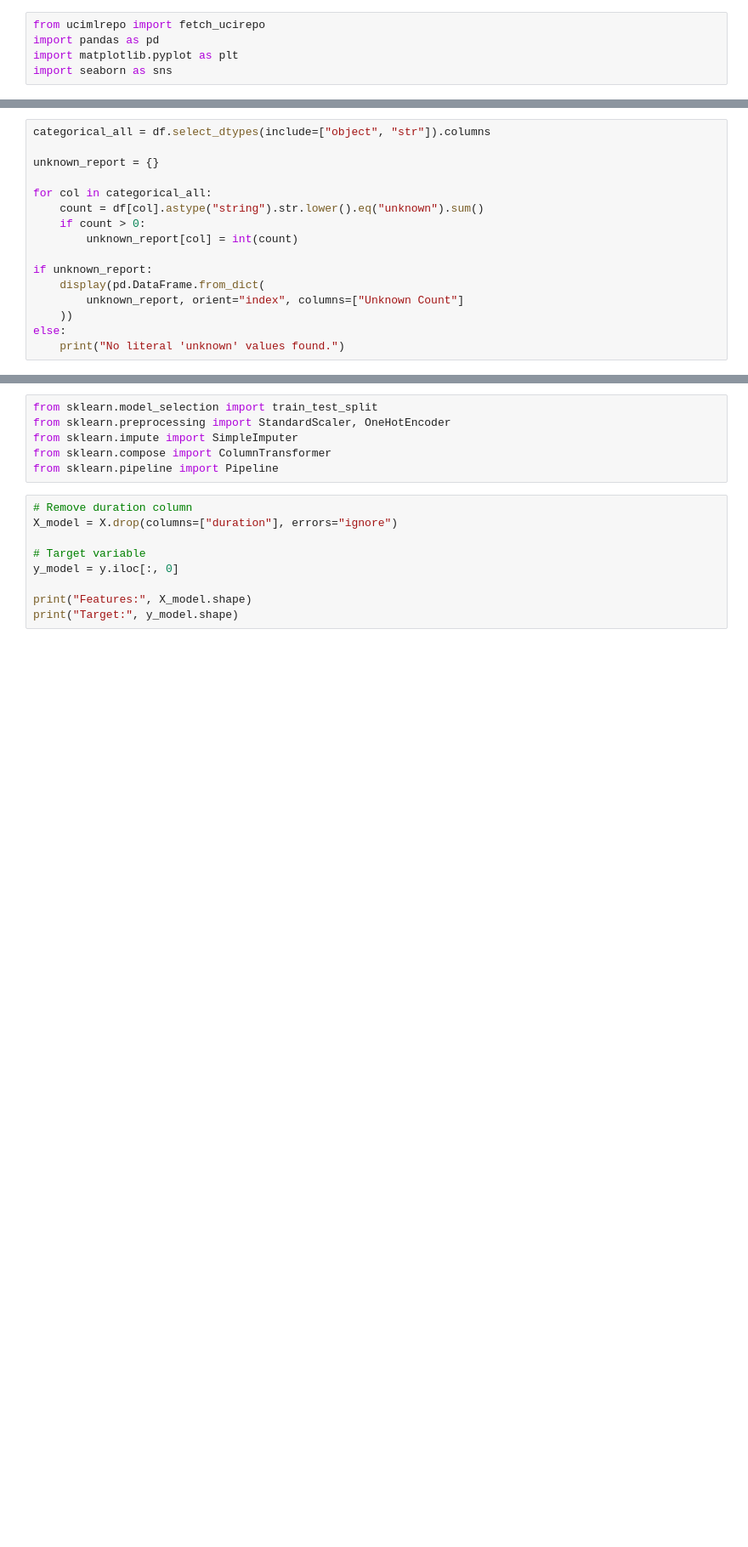
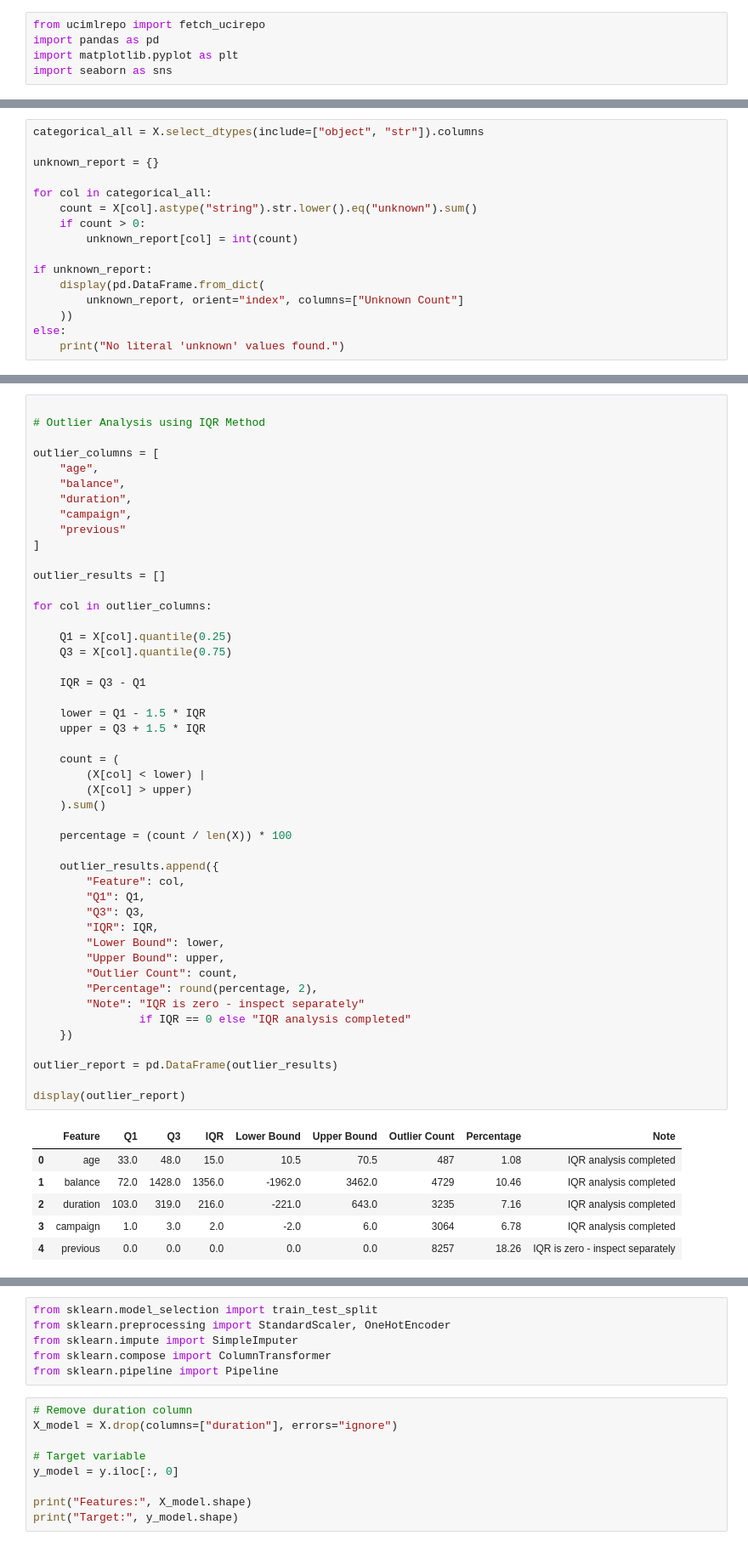
Before and after one commit to 3arab-star/Neural-Network-Project, a Jupyter notebook: Bank_Marketing.ipynb, the cells around one changed output, grey strips where cells are left out. Shown at 85% size. Cells and saved outputs as stored; diff of their text form; blank space fills up the shorter version.

```diff
--- a/Bank_Marketing.ipynb
+++ b/Bank_Marketing.ipynb
@@ -41,10 +94,10 @@ display(missing_report[missing_report["Missing Count"] > 0])
 # %%
-categorical_all = df.select_dtypes(include=["object", "str"]).columns
+categorical_all = X.select_dtypes(include=["object", "str"]).columns
 
 unknown_report = {}
 
 for col in categorical_all:
-    count = df[col].astype("string").str.lower().eq("unknown").sum()
+    count = X[col].astype("string").str.lower().eq("unknown").sum()
     if count > 0:
         unknown_report[col] = int(count)
 
@@ -105,0 +243,54 @@ for column in numerical_columns:
+# %%
+
+# Outlier Analysis using IQR Method
+
+outlier_columns = [
+    "age",
+    "balance",
+    "duration",
+    "campaign",
+    "previous"
+]
+
+outlier_results = []
+
+for col in outlier_columns:
+
+    Q1 = X[col].quantile(0.25)
+    Q3 = X[col].quantile(0.75)
+
+    IQR = Q3 - Q1
+
+    lower = Q1 - 1.5 * IQR
+    upper = Q3 + 1.5 * IQR
+
+    count = (
+        (X[col] < lower) |
+        (X[col] > upper)
+    ).sum()
+
+    percentage = (count / len(X)) * 100
+
+    outlier_results.append({
+        "Feature": col,
+        "Q1": Q1,
+        "Q3": Q3,
+        "IQR": IQR,
+        "Lower Bound": lower,
+        "Upper Bound": upper,
+        "Outlier Count": count,
+        "Percentage": round(percentage, 2),
+        "Note": "IQR is zero - inspect separately"
+                if IQR == 0 else "IQR analysis completed"
+    })
+
+outlier_report = pd.DataFrame(outlier_results)
+
+display(outlier_report)
+# %% [output]
+|  | Feature | Q1 | Q3 | IQR | Lower Bound | Upper Bound | Outlier Count | Percentage | Note |
+| 0 | age | 33.0 | 48.0 | 15.0 | 10.5 | 70.5 | 487 | 1.08 | IQR analysis completed |
+| 1 | balance | 72.0 | 1428.0 | 1356.0 | -1962.0 | 3462.0 | 4729 | 10.46 | IQR analysis completed |
+| 2 | duration | 103.0 | 319.0 | 216.0 | -221.0 | 643.0 | 3235 | 7.16 | IQR analysis completed |
+| 3 | campaign | 1.0 | 3.0 | 2.0 | -2.0 | 6.0 | 3064 | 6.78 | IQR analysis completed |
+| 4 | previous | 0.0 | 0.0 | 0.0 | 0.0 | 0.0 | 8257 | 18.26 | IQR is zero - inspect separately |
```
Also changed, not shown: parts of 34 cells of this notebook, 1 other file.
